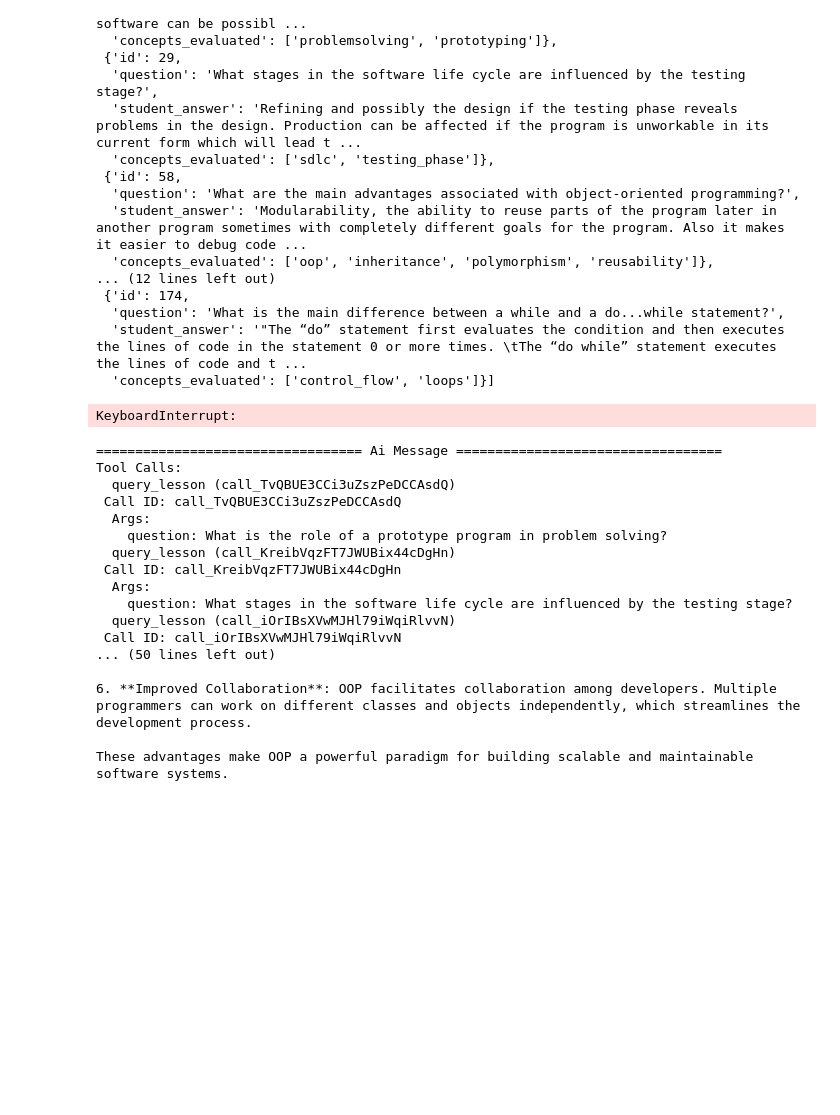
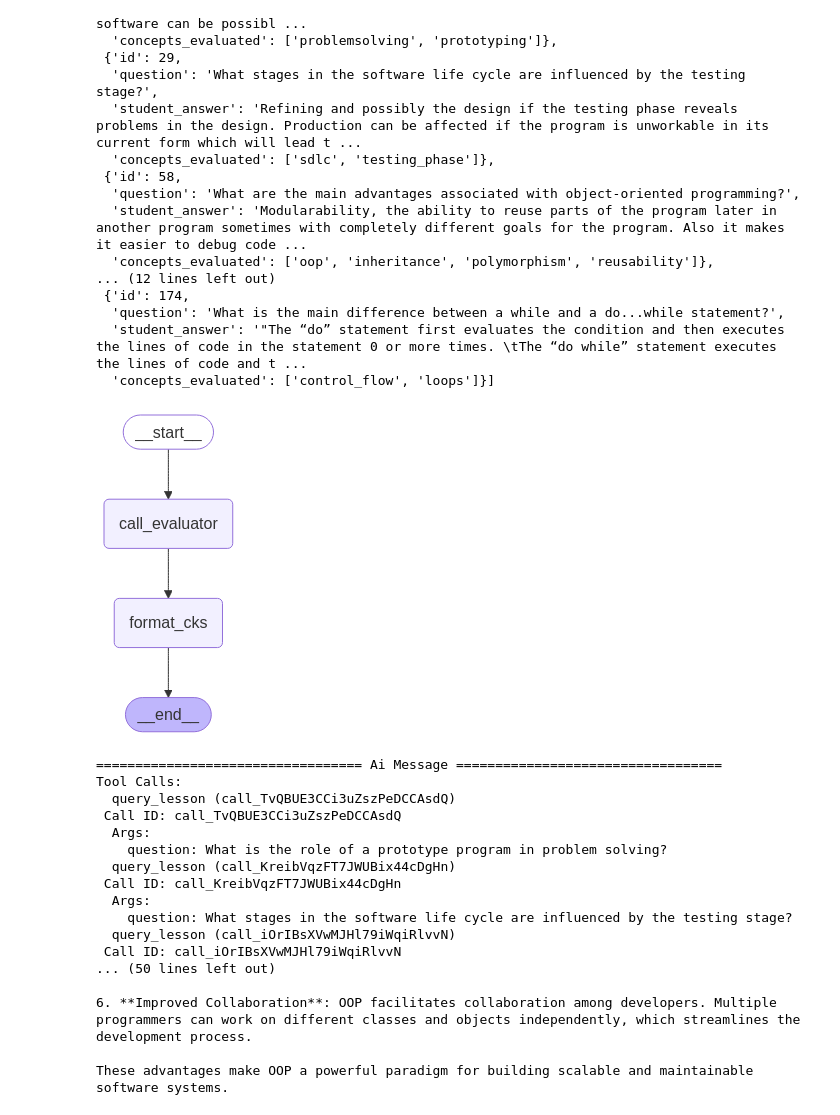
Before and after one commit to PBenavides/ai-notebooks, a Jupyter notebook: notebooks/ai-builders-automatic-grading-system/experiments.ipynb, the cells around one changed output. Drawn from its saved outputs; the diff is of its cells as text; code cells hidden in the pictures; blank space fills up the shorter version.

```diff
--- a/notebooks/ai-builders-automatic-grading-system/experiments.ipynb
+++ b/notebooks/ai-builders-automatic-grading-system/experiments.ipynb
@@ -54,21 +54,21 @@ sample_case
 # %%
 from agent.graphs import one_shot_graph
 #TEST:
 sample_state = OverallState(
     user_input = {"open_questions": sample_case},
     concepts_to_evaluate=json.dumps(unique_list_of_concepts),
     blooms_state="understand",
     lesson_doc = lesson_1_doc,
     messages=[]
 )
 
 #Test OneShot:
 graph = one_shot_graph()
 display(Image(graph.get_graph().draw_mermaid_png(draw_method=MermaidDrawMethod.API,)))
 
-r = execute_graph(sample_state, graph)
+#r = execute_graph(sample_state, graph)
 # %% [output]
-KeyboardInterrupt:
+[figure, added]
 # %%
 #Test Basic Rag Call:
 from agent.graphs import basic_rag_graph
```
Also changed, not shown: 31 other files.
